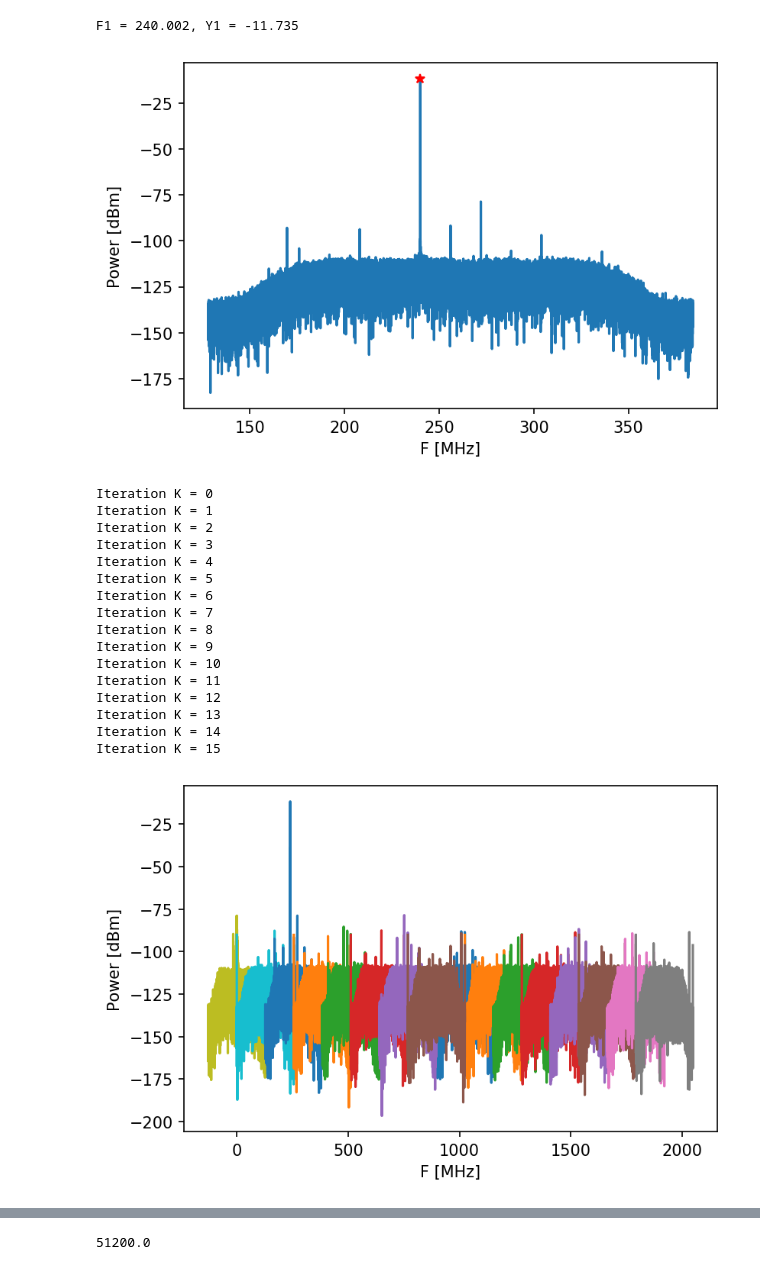
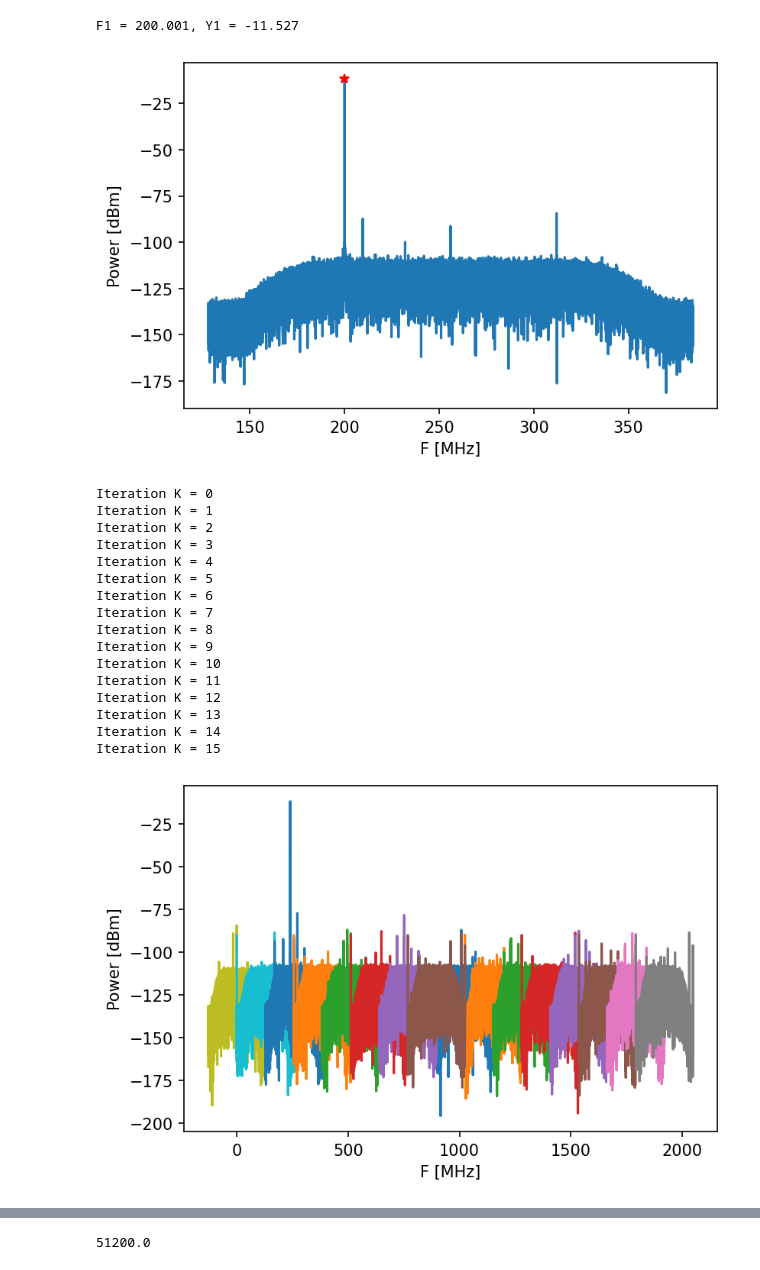
Before and after one commit to openquantumhardware/qick-tools, a Jupyter notebook: spectrum_v1/pynq/spectrum_v1.ipynb, the cells around one changed output, grey strips where cells are left out. Cells and saved outputs as stored; diff of their text form; code cells hidden in the pictures.

```diff
--- a/spectrum_v1/pynq/spectrum_v1.ipynb
+++ b/spectrum_v1/pynq/spectrum_v1.ipynb
@@ -16,48 +25,48 @@ soc = TopSoc('./spectrum_v1.bit', ignore_version=True, force_init_clks=False)
 ### Single Channel PFB output ###
 #################################
 # Output frequency.
-fout = 240
+fout = 200
 soc.iq.set_iq(i=0.99,q=0.99)
 soc.mixer.set_freq(f=fout,tile=1,dac=3)
 
 # PFB channel.
-K = soc.pfb.freq2ch(f = fout)
+K = soc.pfb.freq2ch(f = fout) # K=2
 soc.chsel.set(K)
 
 # Channel center frequency.
-FC = soc.pfb.ch2freq(K)
+FC = soc.pfb.ch2freq(K) #FC=128
 
 # Get data.
 [xi,xq] = soc.buff.get_data()
 x = xi + 1j*xq
 
 # ADU to V.
 # 500mV --> 2^15
 x = x*0.5/2**15
 
 # Spectrum.
 w = np.hanning(len(x))
 Aw = len(w)/np.sum(w)
 xw = Aw*x*w
 Y = fftshift(fft(xw)/len(xw))
 F = np.linspace(-soc.pfb.get_fb()/2,soc.pfb.get_fb()/2,len(Y))
 
 # Normalize to dBm.
 R = 50;
 Y = 10*np.log10((np.abs(Y)**2)/(2*R*1e-3));
 
 # Max.
 [F1,Y1] = soc.findPeak(F,Y);
 print('F1 = {:.3f}, Y1 = {:.3f}'.format(F1+FC,Y1));
 
 plt.figure(1,dpi=150)
 plt.plot(F+FC,Y)
 plt.plot(F1+FC,Y1,'r*');
 plt.xlabel("F [MHz]");
 plt.ylabel("Power [dBm]");
 # %% [output]
-F1 = 240.002, Y1 = -11.735
+F1 = 200.001, Y1 = -11.527
-[figure, old version]
+[figure, new version]
 # %%
 ####################################
 ### Multiple Channels PFB output ###
@@ -124,7 +133,7 @@ Iteration K = 12
 Iteration K = 13
 Iteration K = 14
 Iteration K = 15
-[figure, old version]
+[figure, new version]
 # %%
 ######################################
 ### Full Bandwidth ACC FULL output ###
```
Also changed, not shown: parts of 4 cells of this notebook, 2 other files.
